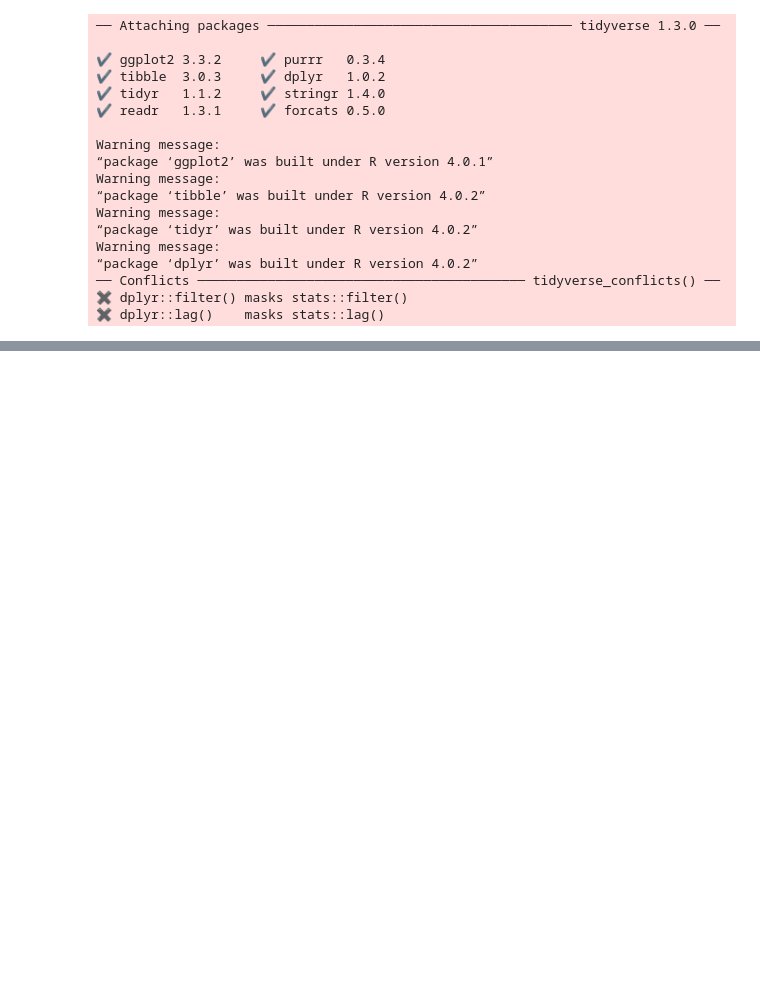
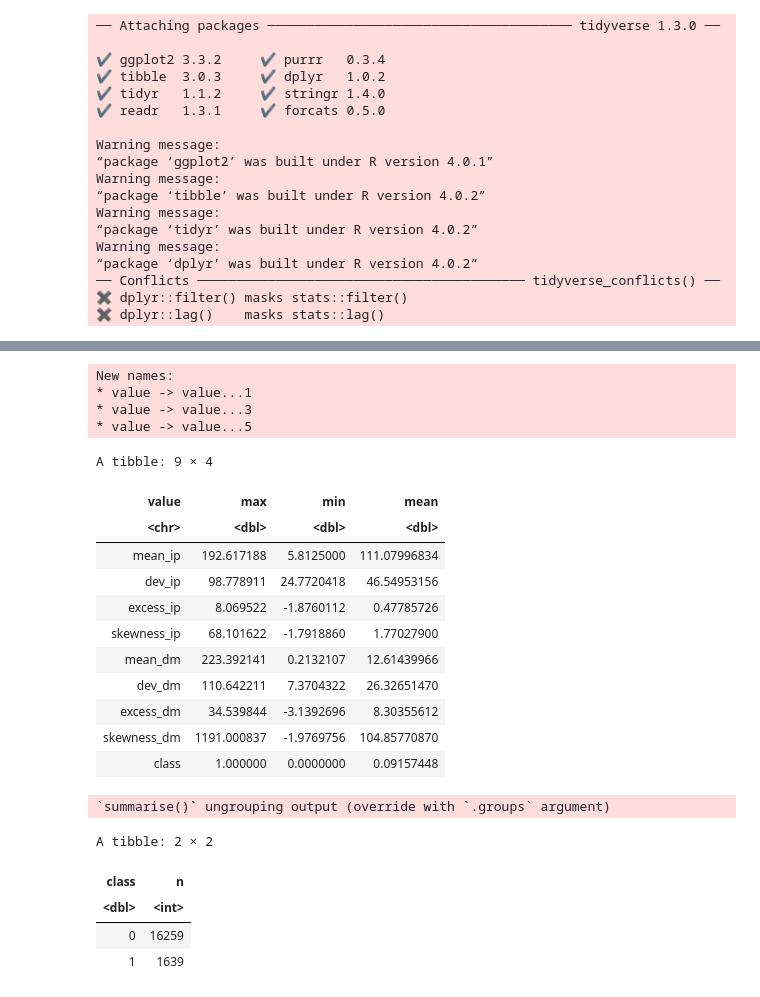
Before and after one commit to kseniak1/DSCI100-Project, a Jupyter notebook: Ksenia_notebook.ipynb, the cells around one changed output, grey strips where cells are left out. Drawn from its saved outputs; the diff is of its cells as text; code cells hidden in the pictures; blank space fills up the shorter version.

Commit message:
Added two summary tables
max_min_mean_data and pulsar_count

```diff
--- a/Ksenia_notebook.ipynb
+++ b/Ksenia_notebook.ipynb
@@ -78,0 +66,51 @@ A tibble: 2 × 9
+# %%
+## Table of maximum values in each column
+max_data <- pulsar_data %>%
+            map_dfr(max) %>%
+            pivot_longer(cols = mean_ip:class, names_to = "value", values_to = "max")
+
+## Table of minimum values in each column
+min_data <- pulsar_data %>%
+            map_dfr(min) %>%
+            pivot_longer(cols = mean_ip:class, names_to = "value", values_to = "min")
+
+mean_data <- pulsar_data %>%
+            map_dfr(mean) %>%
+            pivot_longer(cols = mean_ip:class, names_to = "value", values_to = "mean")
+
+## Combined min, max and mean data
+min_max_mean_data <- bind_cols(min_data, max_data, mean_data) %>%
+                rename(value = value...1) %>%
+                select(value, max, min, mean)
+
+min_max_mean_data
+
+## Count number of pulsar and non-pulsar datapoints
+pulsar_count <- pulsar_data %>%
+                group_by(class) %>%
+                summarize(n = n()) %>%
+                select(class, n)
+pulsar_count
+# %% [output]
+New names:
+* value -> value...1
+* value -> value...3
+* value -> value...5
+A tibble: 9 × 4
+| value | max | min | mean |
+| <chr> | <dbl> | <dbl> | <dbl> |
+| mean_ip | 192.617188 | 5.8125000 | 111.07996834 |
+| dev_ip | 98.778911 | 24.7720418 | 46.54953156 |
+| excess_ip | 8.069522 | -1.8760112 | 0.47785726 |
+| skewness_ip | 68.101622 | -1.7918860 | 1.77027900 |
+| mean_dm | 223.392141 | 0.2132107 | 12.61439966 |
+| dev_dm | 110.642211 | 7.3704322 | 26.32651470 |
+| excess_dm | 34.539844 | -3.1392696 | 8.30355612 |
+| skewness_dm | 1191.000837 | -1.9769756 | 104.85770870 |
+| class | 1.000000 | 0.0000000 | 0.09157448 |
+`summarise()` ungrouping output (override with `.groups` argument)
+A tibble: 2 × 2
+| class | n |
+| <dbl> | <int> |
+| 0 | 16259 |
+| 1 | 1639 |
```
Also changed, not shown: parts of 1 cell of this notebook.
